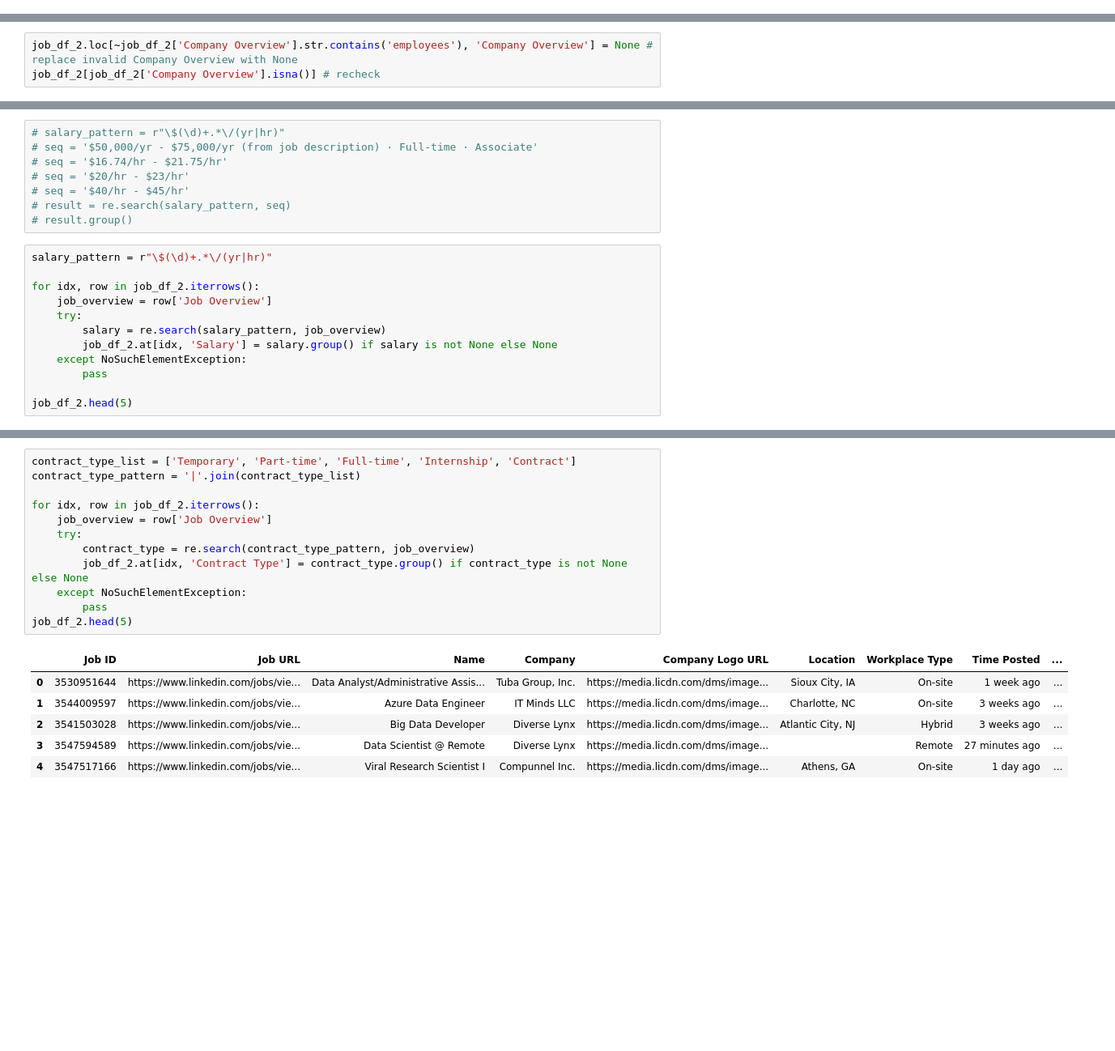
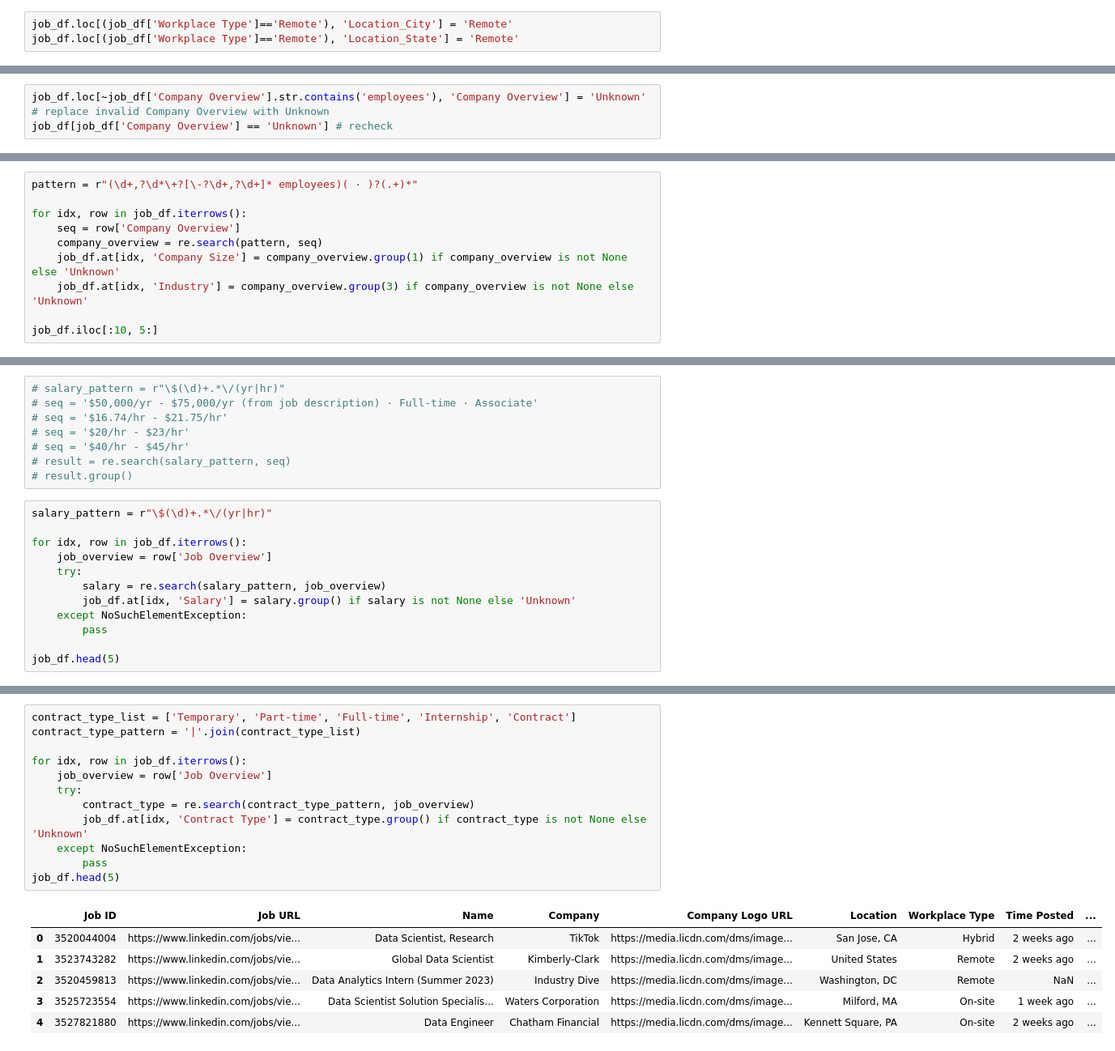
Before and after one commit to minhnnt97/linkedin-analysis, a Jupyter notebook: LinkedinJobAnalysis.ipynb, the cells around one changed output, grey strips where cells are left out. Shown: that part at 81% size. Cells and saved outputs as stored; diff of their text form; blank space fills up the shorter version.

```diff
--- a/LinkedinJobAnalysis.ipynb
+++ b/LinkedinJobAnalysis.ipynb
@@ -556,0 +602,3 @@ array(['Iowa', 'North Carolina', 'New Jersey', None, 'Georgia',
+# %%
+job_df.loc[(job_df['Workplace Type']=='Remote'), 'Location_City'] = 'Remote'
+job_df.loc[(job_df['Workplace Type']=='Remote'), 'Location_State'] = 'Remote'
@@ -588,5 +653,5 @@ list(set(job_df_2['Company Overview'].str.split(' · ').values.sum()))
 # %%
-job_df_2.loc[~job_df_2['Company Overview'].str.contains('employees'), 'Company Overview'] = None # replace invalid Company Overview with None
-job_df_2[job_df_2['Company Overview'].isna()] # recheck
+job_df.loc[~job_df['Company Overview'].str.contains('employees'), 'Company Overview'] = 'Unknown' # replace invalid Company Overview with Unknown
+job_df[job_df['Company Overview'] == 'Unknown'] # recheck
 # %% [output]
 |  | Job ID | Job URL | Name | Company | Company Logo URL | Location | Workplace Type | Time Posted | ... |
@@ -609,0 +669,10 @@ tmp[tmp['Company Overview'].str.split('·').map(len)==1]
+# %%
+pattern = r"(\d+,?\d*\+?[\-?\d+,?\d+]* employees)( · )?(.+)*"
+
+for idx, row in job_df.iterrows():
+    seq = row['Company Overview']
+    company_overview = re.search(pattern, seq)
+    job_df.at[idx, 'Company Size'] = company_overview.group(1) if company_overview is not None else 'Unknown'
+    job_df.at[idx, 'Industry'] = company_overview.group(3) if company_overview is not None else 'Unknown'
+
+job_df.iloc[:10, 5:]
@@ -633,14 +715,14 @@ only works when comp size is avail
 # %%
 salary_pattern = r"\$(\d)+.*\/(yr|hr)"
 
-for idx, row in job_df_2.iterrows():
+for idx, row in job_df.iterrows():
     job_overview = row['Job Overview']
     try:
         salary = re.search(salary_pattern, job_overview)
-        job_df_2.at[idx, 'Salary'] = salary.group() if salary is not None else None
+        job_df.at[idx, 'Salary'] = salary.group() if salary is not None else 'Unknown'
     except NoSuchElementException:
         pass
 
-job_df_2.head(5)
+job_df.head(5)
 # %% [output]
 |  | Job ID | Job URL | Name | Company | Company Logo URL | Location | Workplace Type | Time Posted | ... |
@@ -677,22 +755,22 @@ list(set(tmp.str.split(' · ').values.sum()))
 # %%
 contract_type_list = ['Temporary', 'Part-time', 'Full-time', 'Internship', 'Contract']
 contract_type_pattern = '|'.join(contract_type_list)
 
-for idx, row in job_df_2.iterrows():
+for idx, row in job_df.iterrows():
     job_overview = row['Job Overview']
     try:
         contract_type = re.search(contract_type_pattern, job_overview)
-        job_df_2.at[idx, 'Contract Type'] = contract_type.group() if contract_type is not None else None
+        job_df.at[idx, 'Contract Type'] = contract_type.group() if contract_type is not None else 'Unknown'
     except NoSuchElementException:
         pass
-job_df_2.head(5)
+job_df.head(5)
 # %% [output]
 |  | Job ID | Job URL | Name | Company | Company Logo URL | Location | Workplace Type | Time Posted | ... |
-| 0 | 3530951644 | https://www.linkedin.com/jobs/vie... | Data Analyst/Administrative Assis... | Tuba Group, Inc. | https://media.licdn.com/dms/image... | Sioux City, IA | On-site | 1 week ago | ... |
-| 1 | 3544009597 | https://www.linkedin.com/jobs/vie... | Azure Data Engineer | IT Minds LLC | https://media.licdn.com/dms/image... | Charlotte, NC | On-site | 3 weeks ago | ... |
-| 2 | 3541503028 | https://www.linkedin.com/jobs/vie... | Big Data Developer | Diverse Lynx | https://media.licdn.com/dms/image... | Atlantic City, NJ | Hybrid | 3 weeks ago | ... |
-| 3 | 3547594589 | https://www.linkedin.com/jobs/vie... | Data Scientist @ Remote | Diverse Lynx | https://media.licdn.com/dms/image... |  | Remote | 27 minutes ago | ... |
-| 4 | 3547517166 | https://www.linkedin.com/jobs/vie... | Viral Research Scientist I | Compunnel Inc. | https://media.licdn.com/dms/image... | Athens, GA | On-site | 1 day ago | ... |
+| 0 | 3520044004 | https://www.linkedin.com/jobs/vie... | Data Scientist, Research | TikTok | https://media.licdn.com/dms/image... | San Jose, CA | Hybrid | 2 weeks ago | ... |
+| 1 | 3523743282 | https://www.linkedin.com/jobs/vie... | Global Data Scientist | Kimberly-Clark | https://media.licdn.com/dms/image... | United States | Remote | 2 weeks ago | ... |
+| 2 | 3520459813 | https://www.linkedin.com/jobs/vie... | Data Analytics Intern (Summer 2023) | Industry Dive | https://media.licdn.com/dms/image... | Washington, DC | Remote | NaN | ... |
+| 3 | 3525723554 | https://www.linkedin.com/jobs/vie... | Data Scientist Solution Specialis... | Waters Corporation | https://media.licdn.com/dms/image... | Milford, MA | On-site | 1 week ago | ... |
+| 4 | 3527821880 | https://www.linkedin.com/jobs/vie... | Data Engineer | Chatham Financial | https://media.licdn.com/dms/image... | Kennett Square, PA | On-site | 2 weeks ago | ... |
 # %%
 exp_levels_list = ['Entry level', 'Junior', 'Mid-Senior level', 'Associate', 'Executive', 'Director']
 exp_levels_pattern = '|'.join(exp_levels_list)
```
Also changed, not shown: parts of 49 cells of this notebook.
